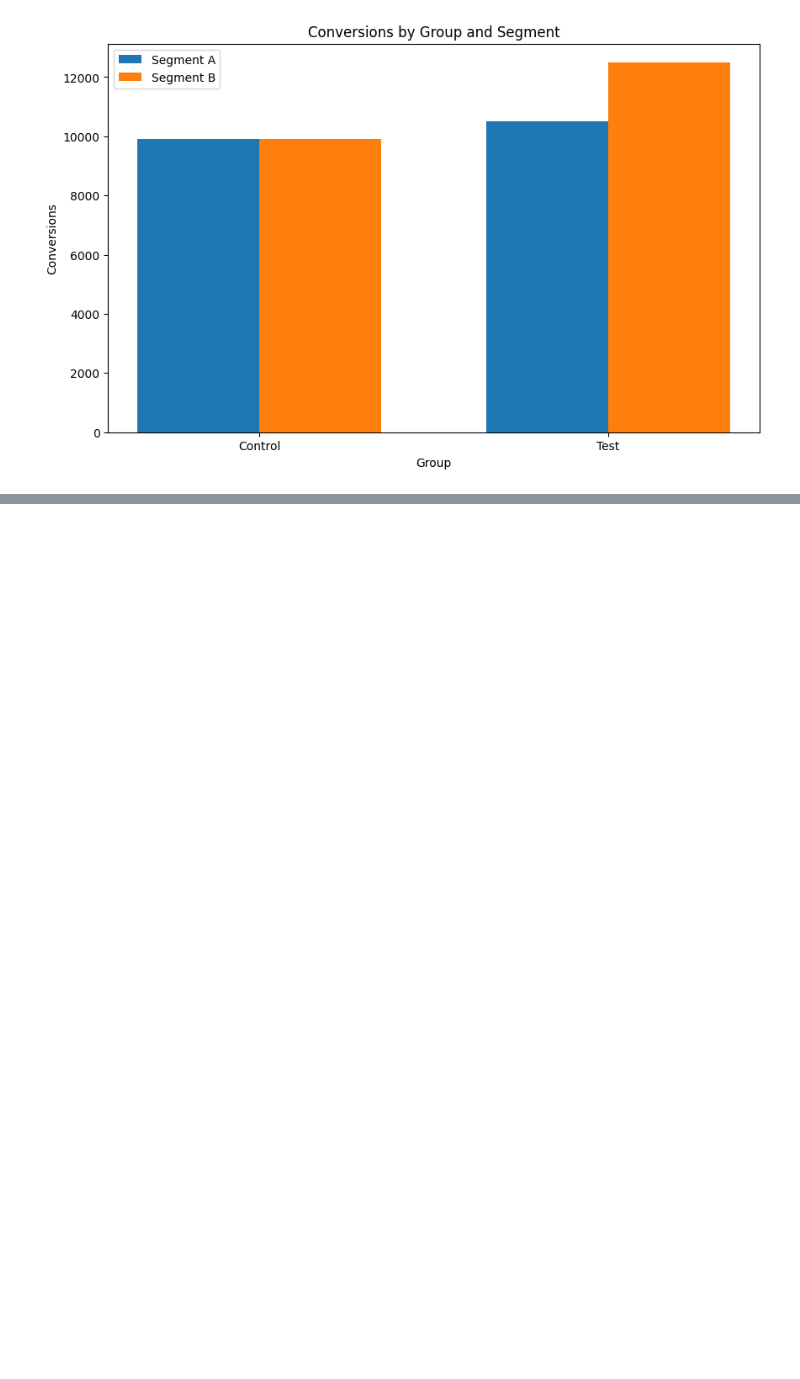
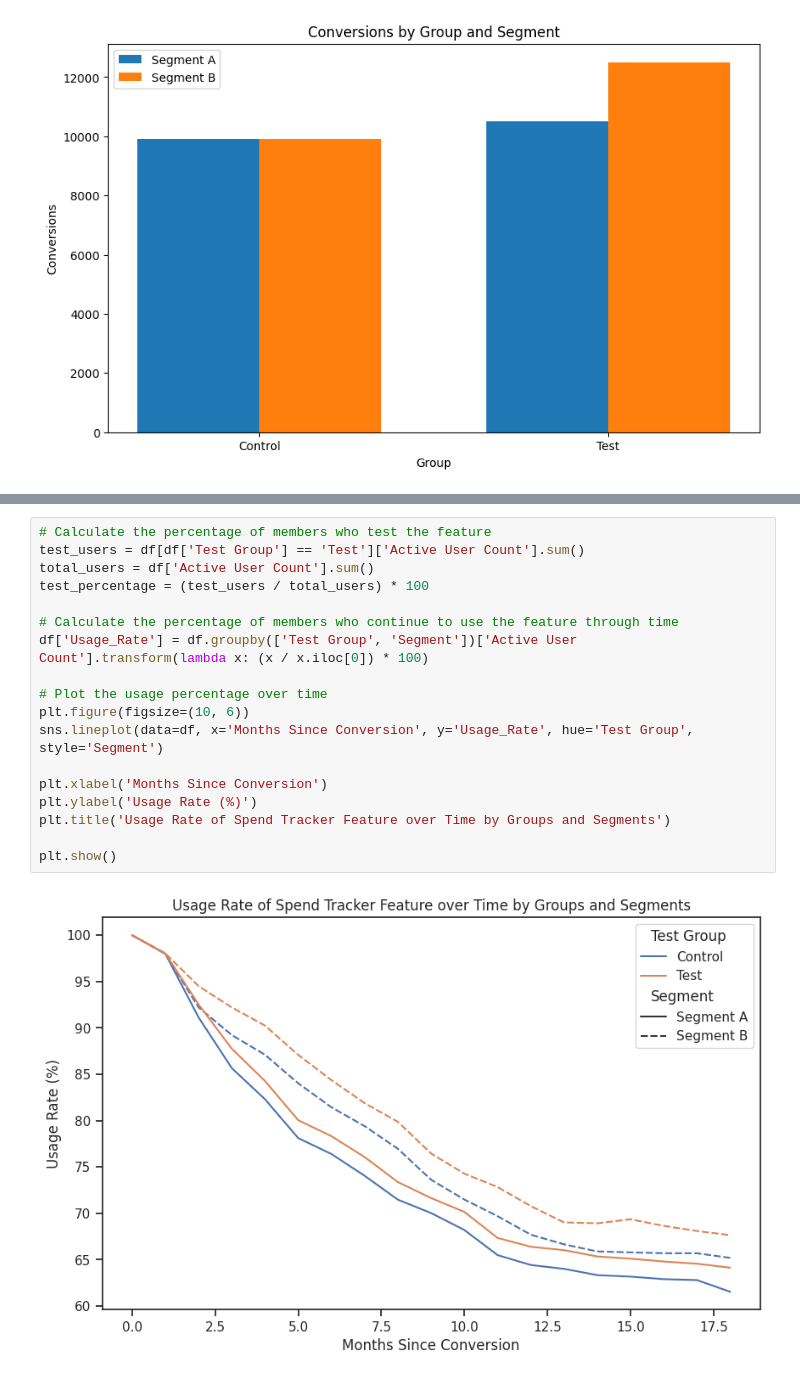
Before and after one commit to programeralebrije/ChimeSpendTracker, a Jupyter notebook: ChimeSpendTracker.ipynb, the cells around one changed output, grey strips where cells are left out. Saved outputs shown, nothing was run; the diff lists cells and outputs as text; blank space fills up the shorter version.

```diff
--- a/ChimeSpendTracker.ipynb
+++ b/ChimeSpendTracker.ipynb
@@ -102,0 +175,20 @@ plt.show()
+# %%
+# Calculate the percentage of members who test the feature
+test_users = df[df['Test Group'] == 'Test']['Active User Count'].sum()
+total_users = df['Active User Count'].sum()
+test_percentage = (test_users / total_users) * 100
+
+# Calculate the percentage of members who continue to use the feature through time
+df['Usage_Rate'] = df.groupby(['Test Group', 'Segment'])['Active User Count'].transform(lambda x: (x / x.iloc[0]) * 100)
+
+# Plot the usage percentage over time
+plt.figure(figsize=(10, 6))
+sns.lineplot(data=df, x='Months Since Conversion', y='Usage_Rate', hue='Test Group', style='Segment')
+
+plt.xlabel('Months Since Conversion')
+plt.ylabel('Usage Rate (%)')
+plt.title('Usage Rate of Spend Tracker Feature over Time by Groups and Segments')
+
+plt.show()
+# %% [output]
+[figure, added]
```
Also changed, not shown: parts of 6 cells of this notebook.
